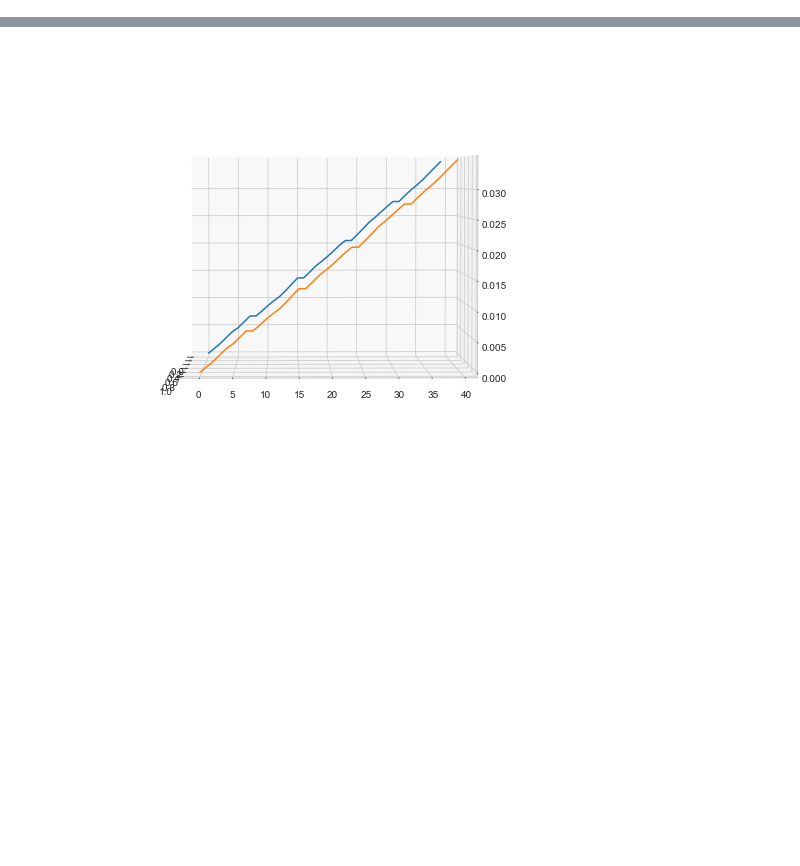
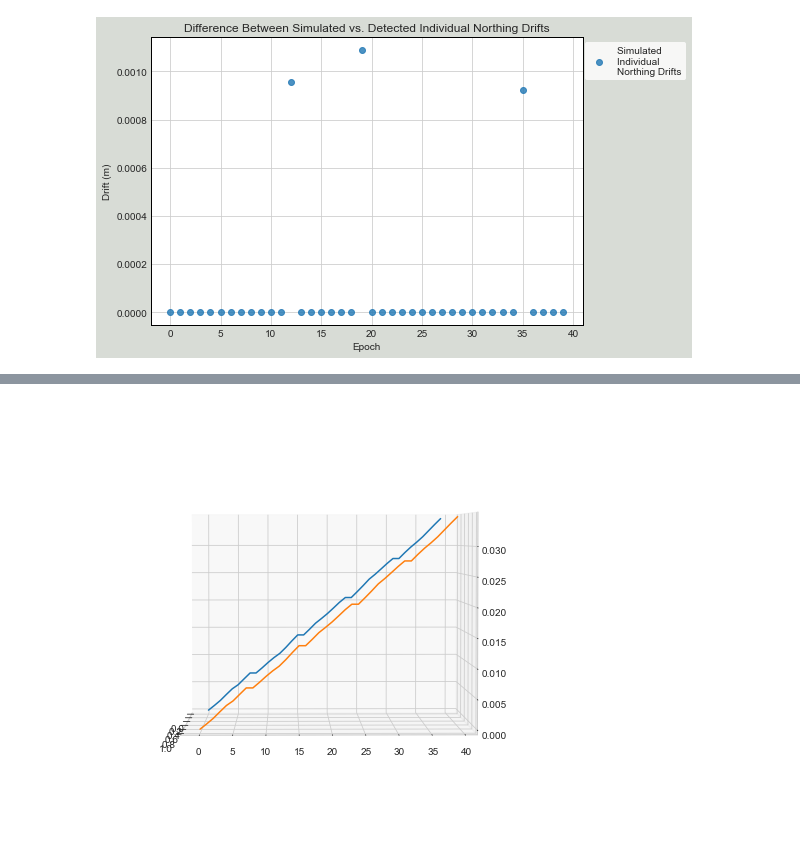
Before and after one commit to jnaess/ENGO-500, a Jupyter notebook: testbook.ipynb, the cells around one changed output, grey strips where cells are left out. Drawn from its saved outputs; the diff is of its cells as text; code cells hidden in the pictures; blank space fills up the shorter version.

```diff
--- a/testbook.ipynb
+++ b/testbook.ipynb
@@ -18,0 +27,4 @@ is_static --> False
+# %%
+manager.plot_t()
+# %% [output]
+[figure, added]
```
Also changed, not shown: parts of 2 cells of this notebook, 3 other files.
